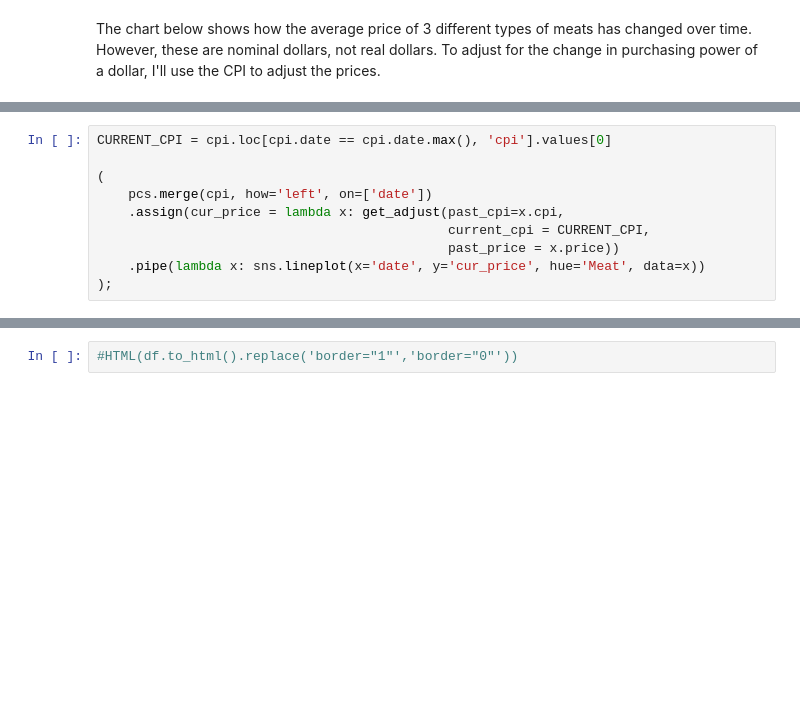
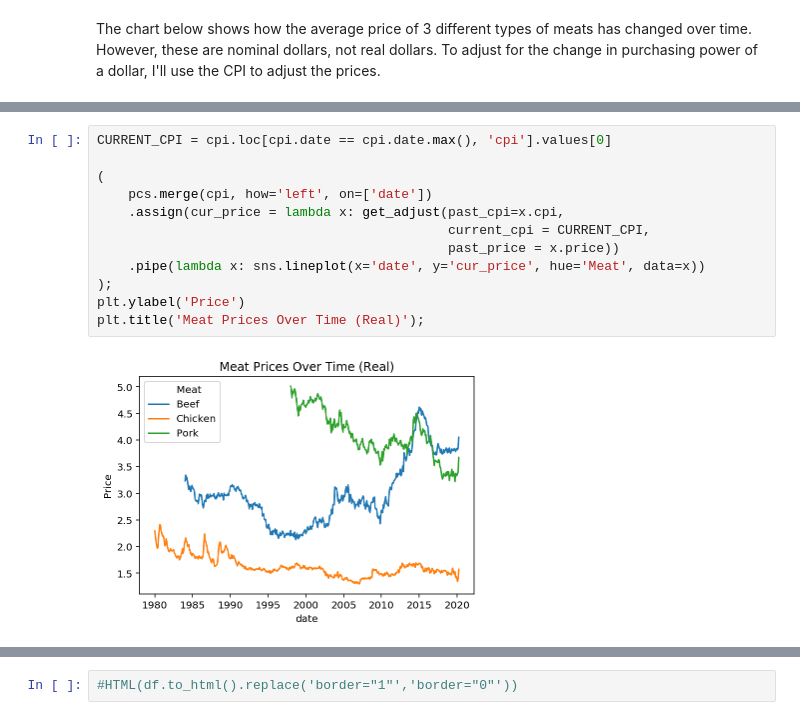
Before and after one commit to ayoskovich/chickens_trust, a Jupyter notebook: price_check.ipynb, the cells around one changed output, grey strips where cells are left out. Cells and saved outputs as stored; diff of their text form; blank space fills up the shorter version.

```diff
--- a/price_check.ipynb
+++ b/price_check.ipynb
@@ -38,10 +39,14 @@ plt.ylabel('Price');
 # %%
 CURRENT_CPI = cpi.loc[cpi.date == cpi.date.max(), 'cpi'].values[0]
 
 (
     pcs.merge(cpi, how='left', on=['date'])
     .assign(cur_price = lambda x: get_adjust(past_cpi=x.cpi,
                                              current_cpi = CURRENT_CPI,
                                              past_price = x.price))
     .pipe(lambda x: sns.lineplot(x='date', y='cur_price', hue='Meat', data=x))
 );
+plt.ylabel('Price')
+plt.title('Meat Prices Over Time (Real)');
+# %% [output]
+[figure, added]
```
Also changed, not shown: parts of 2 cells of this notebook, 4 other files.
